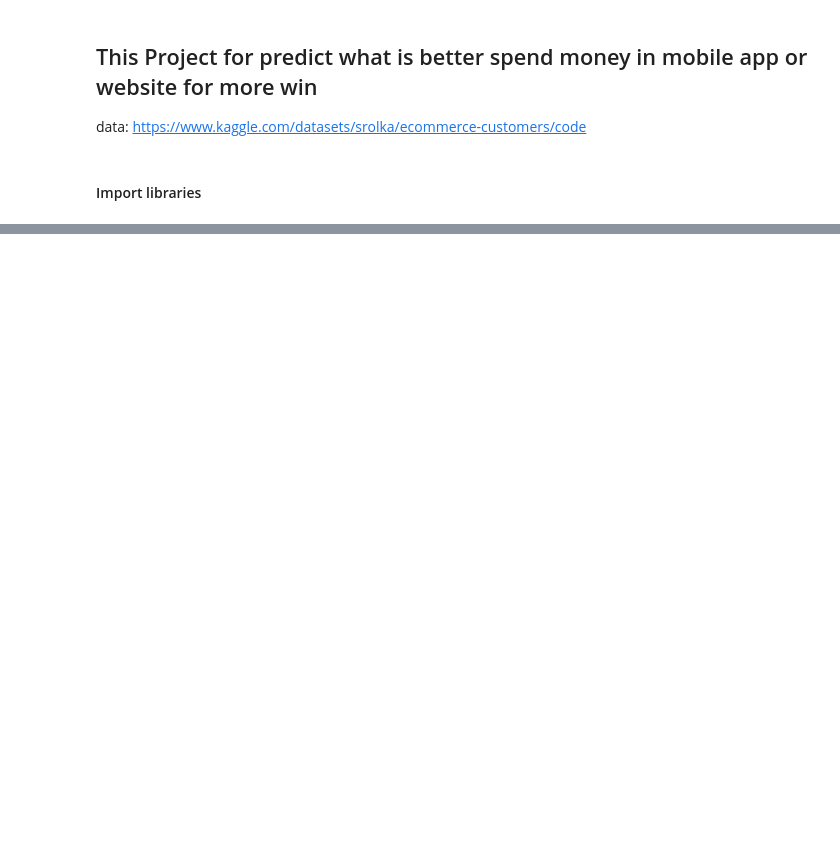
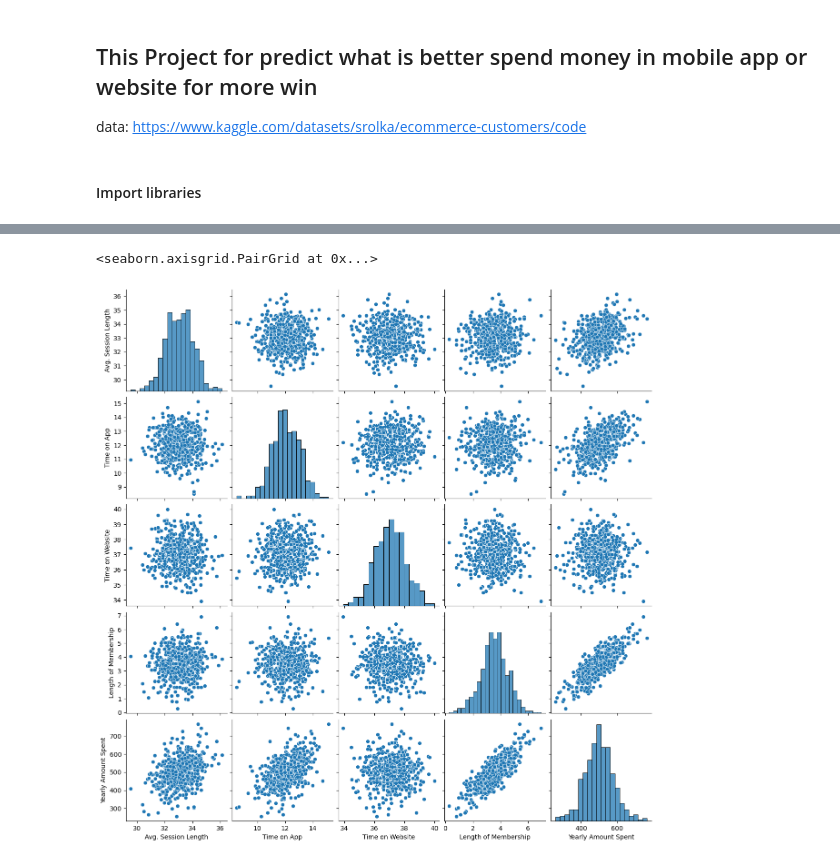
Before and after one commit to nour-ferhi/Ecommerce-Customers, a Jupyter notebook: ecommerce-customers.ipynb, the cells around one changed output, grey strips where cells are left out. Cells and saved outputs as stored; diff of their text form; code cells hidden in the pictures; blank space fills up the shorter version.

```diff
--- a/ecommerce-customers.ipynb
+++ b/ecommerce-customers.ipynb
@@ -23,0 +56,5 @@ df.head()
+# %%
+sns.pairplot(df)
+# %% [output]
+<seaborn.axisgrid.PairGrid at 0x...>
+[figure, added]
```
Also changed, not shown: parts of 7 cells of this notebook.
